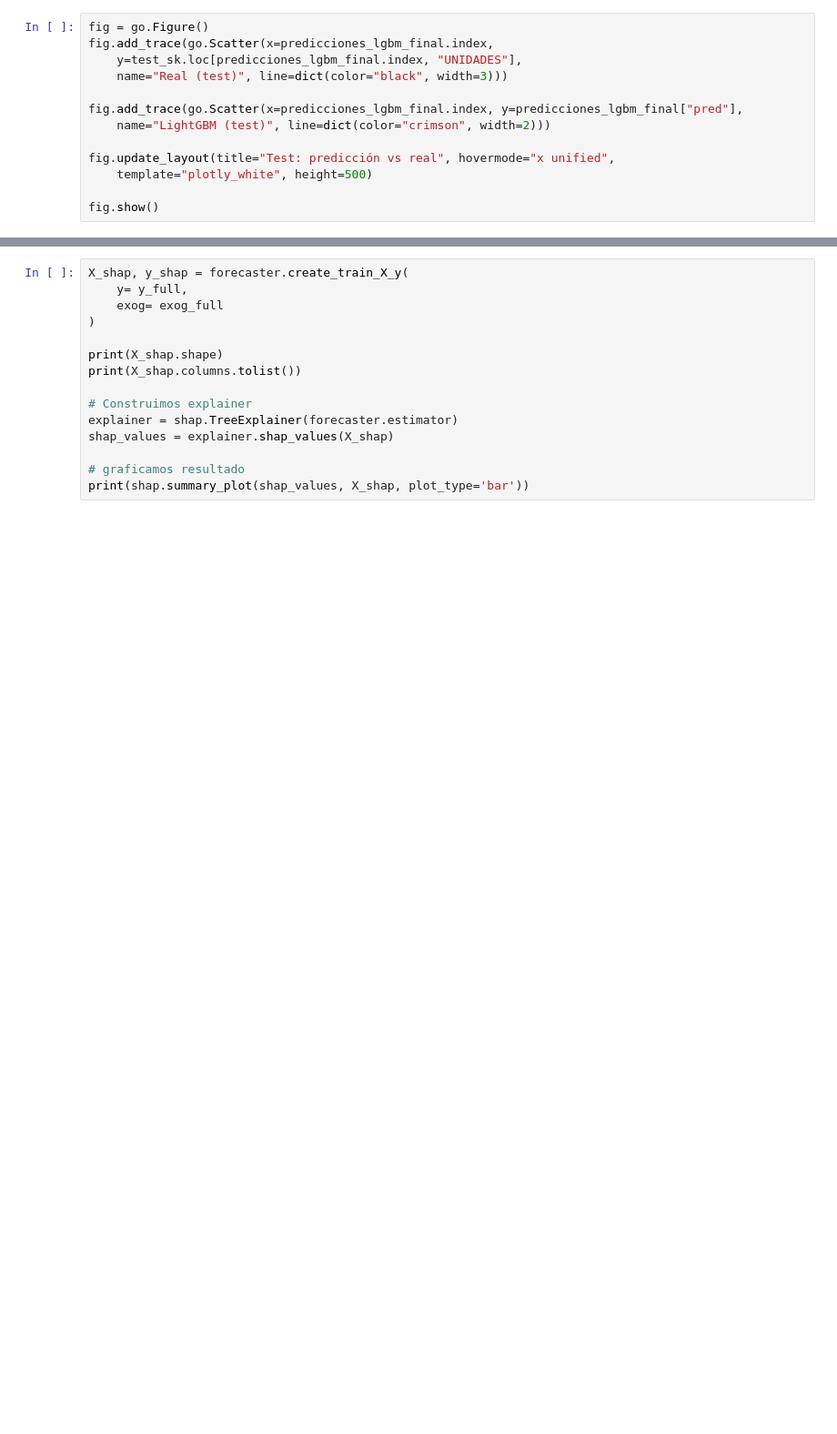
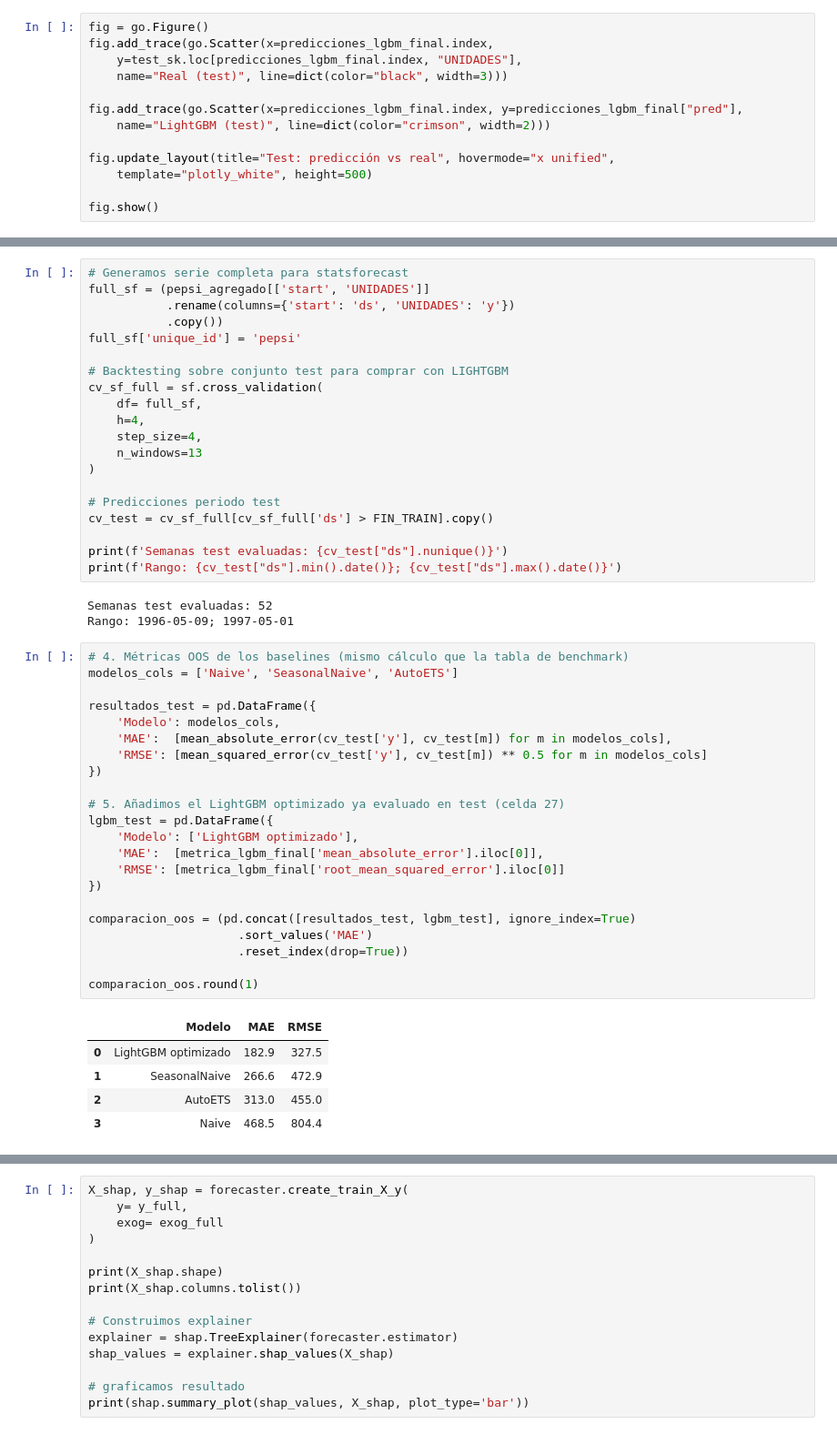
Before and after one commit to ivanfondo/Portafolio-Data-Science-Python, a Jupyter notebook: Pricing-Dominicks/notebooks/04_ML_demanda.ipynb, the cells around one changed output, grey strips where cells are left out. Shown at 91% size. Drawn from its saved outputs; the diff is of its cells as text; blank space fills up the shorter version.

```diff
--- a/Pricing-Dominicks/notebooks/04_ML_demanda.ipynb
+++ b/Pricing-Dominicks/notebooks/04_ML_demanda.ipynb
@@ -452,0 +451,51 @@ A continuación vamos aplicar SHAP sobre el modelo para entender como se han dis
+# %%
+# Generamos serie completa para statsforecast
+full_sf = (pepsi_agregado[['start', 'UNIDADES']]
+           .rename(columns={'start': 'ds', 'UNIDADES': 'y'})
+           .copy())
+full_sf['unique_id'] = 'pepsi'
+
+# Backtesting sobre conjunto test para comprar con LIGHTGBM
+cv_sf_full = sf.cross_validation(
+    df= full_sf,
+    h=4,
+    step_size=4,
+    n_windows=13
+)
+
+# Predicciones periodo test
+cv_test = cv_sf_full[cv_sf_full['ds'] > FIN_TRAIN].copy()
+
+print(f'Semanas test evaluadas: {cv_test["ds"].nunique()}')
+print(f'Rango: {cv_test["ds"].min().date()}; {cv_test["ds"].max().date()}')
+# %% [output]
+Semanas test evaluadas: 52
+Rango: 1996-05-09; 1997-05-01
+# %%
+# 4. Métricas OOS de los baselines (mismo cálculo que la tabla de benchmark)
+modelos_cols = ['Naive', 'SeasonalNaive', 'AutoETS']
+
+resultados_test = pd.DataFrame({
+    'Modelo': modelos_cols,
+    'MAE':  [mean_absolute_error(cv_test['y'], cv_test[m]) for m in modelos_cols],
+    'RMSE': [mean_squared_error(cv_test['y'], cv_test[m]) ** 0.5 for m in modelos_cols]
+})
+
+# 5. Añadimos el LightGBM optimizado ya evaluado en test (celda 27)
+lgbm_test = pd.DataFrame({
+    'Modelo': ['LightGBM optimizado'],
+    'MAE':  [metrica_lgbm_final['mean_absolute_error'].iloc[0]],
+    'RMSE': [metrica_lgbm_final['root_mean_squared_error'].iloc[0]]
+})
+
+comparacion_oos = (pd.concat([resultados_test, lgbm_test], ignore_index=True)
+                     .sort_values('MAE')
+                     .reset_index(drop=True))
+
+comparacion_oos.round(1)
+# %% [output]
+|  | Modelo | MAE | RMSE |
+| 0 | LightGBM optimizado | 182.9 | 327.5 |
+| 1 | SeasonalNaive | 266.6 | 472.9 |
+| 2 | AutoETS | 313.0 | 455.0 |
+| 3 | Naive | 468.5 | 804.4 |
```
Also changed, not shown: parts of 2 cells of this notebook.
